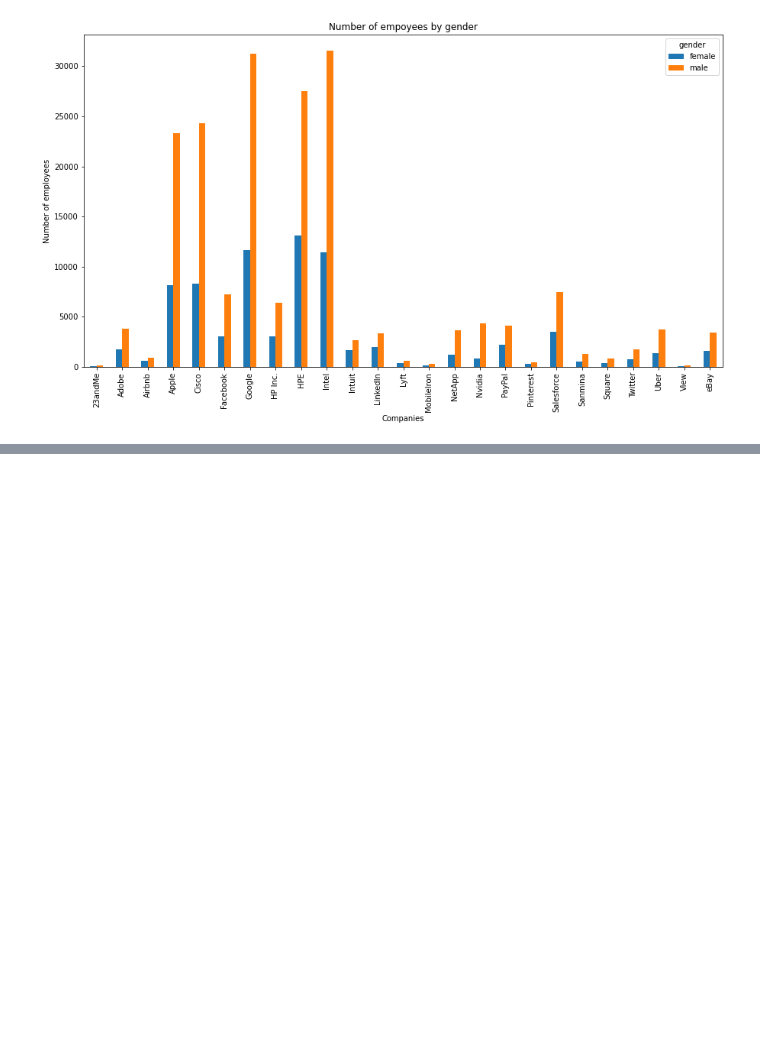
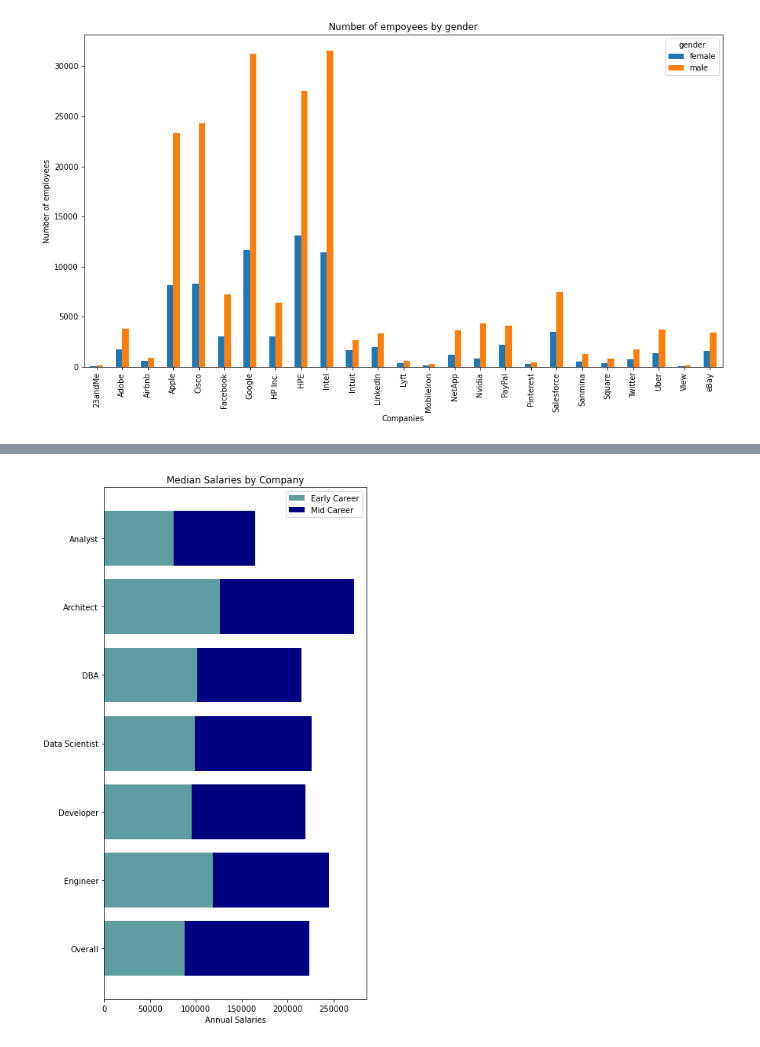
Before and after one commit to tritchlin/group-project1, a Jupyter notebook: project1.ipynb, the cells around one changed output, grey strips where cells are left out. Drawn from its saved outputs; the diff is of its cells as text; code cells hidden in the pictures; blank space fills up the shorter version.

```diff
--- a/project1.ipynb
+++ b/project1.ipynb
@@ -154,0 +216,19 @@ plt.show()
+# %%
+# Calculate means of salaries by job level and years of experience categorization.
+engineer = engineer_df.groupby("JobTier").mean()
+developer = developer_df.groupby("JobTier").mean()
+data_sci = data_sci_df.groupby("JobTier").mean()
+dba = dba_df.groupby("JobTier").mean()
+architect = architect_df.groupby("JobTier").mean()
+analyst = analyst_df.groupby("JobTier").mean()
+salary_array = [companies,engineer,developer,data_sci,dba,architect,analyst]
+# %%
+# Combine all job dataframes into one summary dataframe, rename columns for charting
+salaries_summary = pd.concat(salary_array,axis=1,ignore_index=True)
+# salaries_summary
+salaries_summary_df = pd.DataFrame(salaries_summary).dropna()
+# salaries_summary_df.melt()
+sal_rename = salaries_summary_df.rename({0:"Overall",1:"Engineer",2:"Developer",3:"Data Scientist",4:"DBA",5:"Architect",6:"Analyst"},axis='columns')
+# %%
+sal_rename = pd.DataFrame(sal_rename).reset_index(drop=True)
+sal_rename
@@ -154,0 +239,4 @@ plt.show()
+# %%
+salary_pivot = sal_rename.transpose().reset_index()
+salary_pivot = salary_pivot.rename({"index":"Job Title",0:"Early Career Median Pay",1:"Mid-Career Median Pay"},axis='columns')
+salary_pivot
@@ -154,0 +252,18 @@ plt.show()
+# %%
+x = salary_pivot["Job Title"]
+y1 = salary_pivot["Early Career Median Pay"]
+y2 = salary_pivot["Mid-Career Median Pay"]
+width = len(x)      # the width of the bars: can also be len(x) sequence
+
+fig, ax = plt.subplots(figsize=(6,12))
+
+plt.barh(x, y1, label='Early Career',color='cadetblue')
+plt.barh(x, y2, left=y1,label='Mid Career',color='navy')
+# plt.xticks(rotation=90)
+ax.set_xlabel('Annual Salaries')
+ax.set_title('Median Salaries by Company')
+ax.legend()
+
+plt.show()
+# %% [output]
+[figure, added]
```
Also changed, not shown: parts of 22 cells of this notebook.
